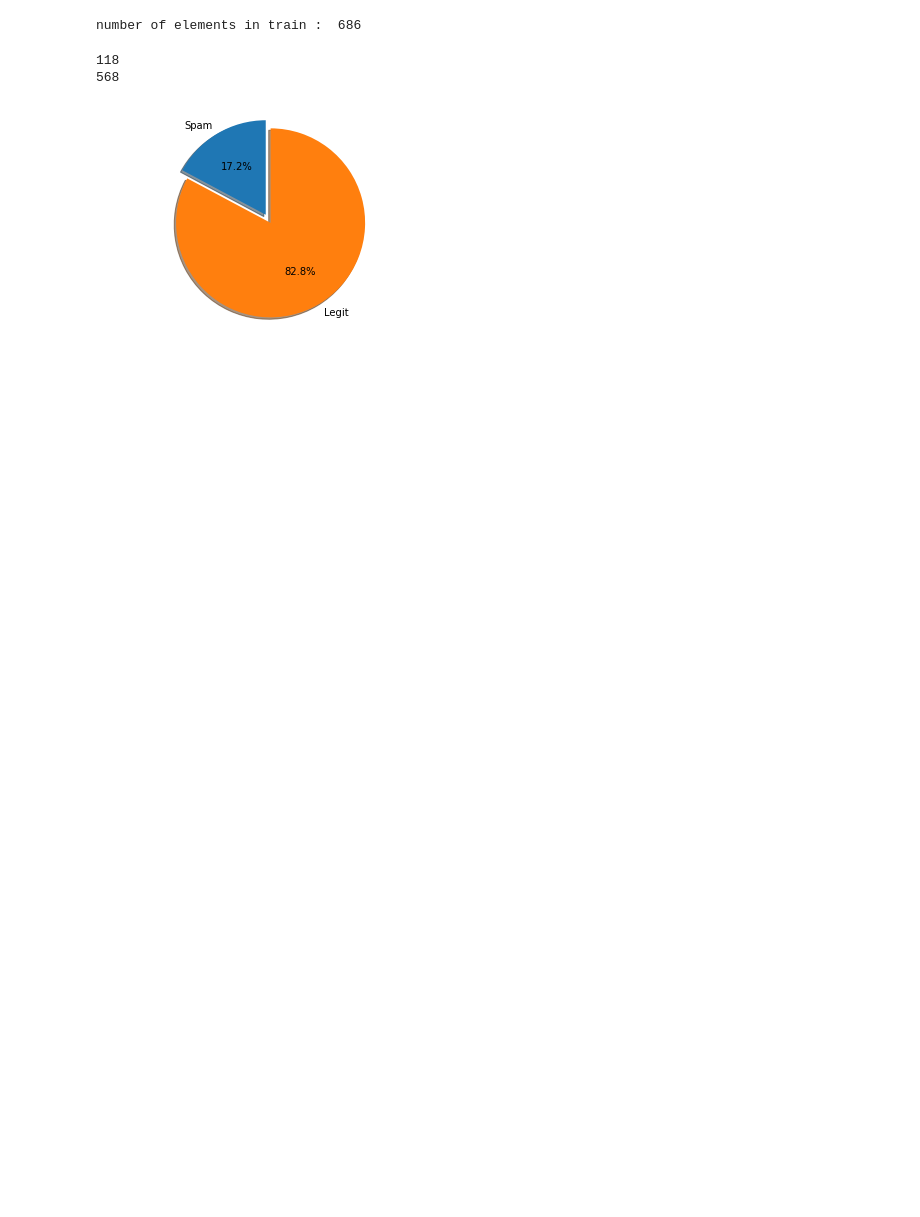
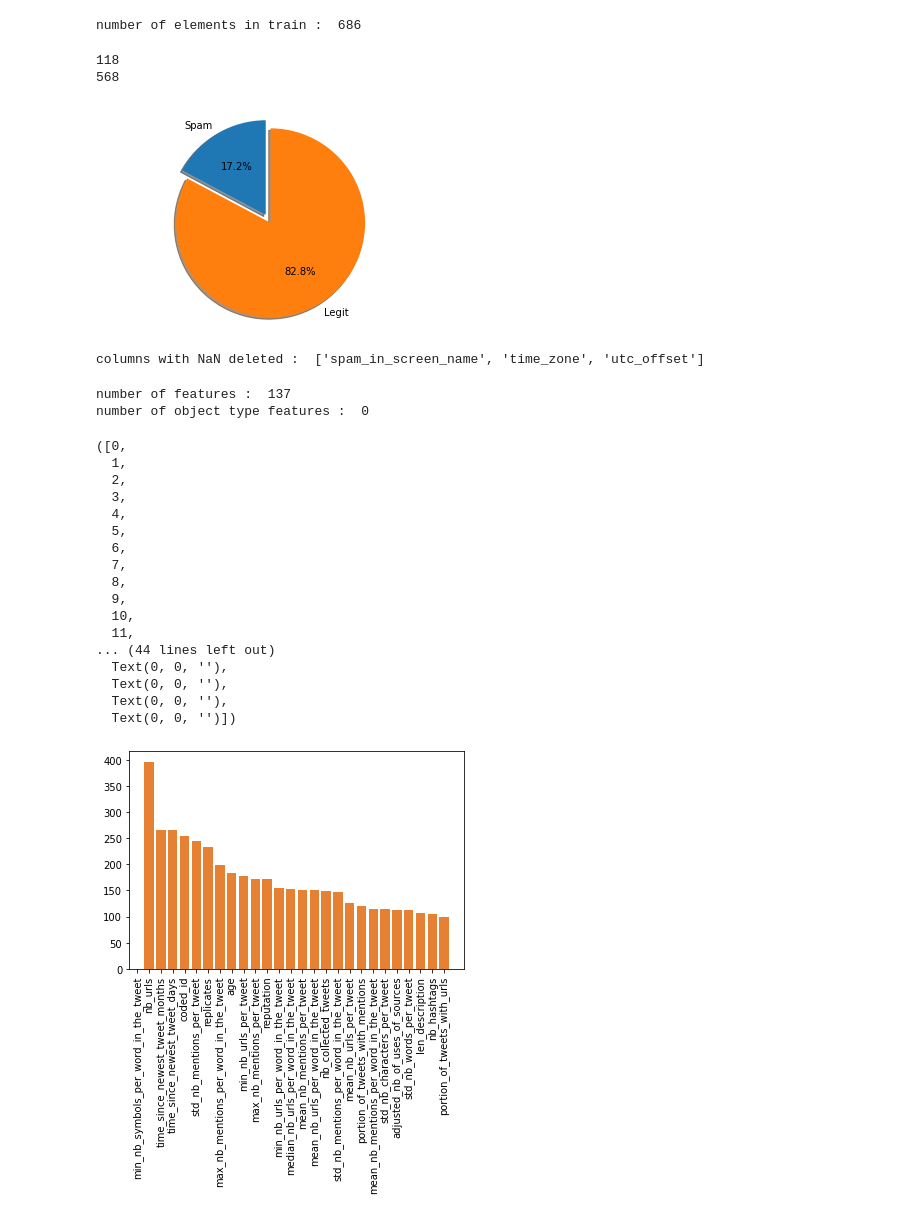
Before and after one commit to LOEWB/twitter_spam_analysis, a Jupyter notebook: twitter_spam_analysis.ipynb, the cells around one changed output. Saved outputs shown, nothing was run; the diff lists cells and outputs as text; code cells hidden in the pictures; blank space fills up the shorter version.

Commit message:
feat: implemented SelectKBest on the features. Removed NaN valued columns

```diff
--- a/twitter_spam_analysis.ipynb
+++ b/twitter_spam_analysis.ipynb
@@ -7,5 +11,8 @@ PATH_CODED_IDS_TRAIN = "data/users/coded_ids_labels_train.csv"
 # %%
+test_users = pd.read_csv(PATH_CODED_IDS_TEST)
+coded_ids = pd.read_csv(PATH_CODED)
 train_users = pd.read_csv(PATH_CODED_IDS_TRAIN)
+features = pd.read_csv(PATH_FEATURES)
 print("number of elements in train : " , len(train_users))
 # %% [output]
 number of elements in train :  686
@@ -14,7 +21,7 @@ spam_counter = 0
 legit_counter = 0
 train_len = len(train_users)
 for i in train_users[:]['label']:
-    if(i == 1):
+    if i == 1:
         spam_counter += 1
     else:
         legit_counter += 1
@@ -36,3 +41,55 @@ ax1.axis('equal')
 plt.show()
 # %% [output]
 [figure]
+# %%
+features = pd.merge(features, coded_ids, on='user_id')
+features = pd.merge(features, train_users, on='coded_id')
+# %%
+# print(features.dtypes.to_string(max_rows=10000))
+(value_nan, features_nan) = np.where(pd.isnull(features))
+features_nan = list(dict.fromkeys(features_nan))
+
+print("columns with NaN deleted : ", list(features.columns[features_nan]))
+
+# print(features_nan)
+features = features.drop(list(features.columns[features_nan]), axis=1)
+# %% [output]
+columns with NaN deleted :  ['spam_in_screen_name', 'time_zone', 'utc_offset']
+# %%
+
+features = features.select_dtypes(exclude=[object])
+print('number of features : ', len(features.columns))
+print('number of object type features : ', len(features.dtypes[features.dtypes == object]))
+
+features = features.apply(pd.to_numeric).astype('float64')
+
+kb = SelectKBest(score_func=f_regression, k=10)
+kb.fit(features.loc[:, features.columns != 'label'], features.label)
+indices = np.argsort(kb.scores_)[::-1]
+selected_features = []
+for i in range(30):
+  selected_features.append(features.columns[indices[i]])
+plt.figure()
+plt.bar(selected_features, kb.scores_[indices[range(30)]], color=(0.9,0.5,0.2), align='center')
+plt.xticks(rotation=90)
+# %% [output]
+number of features :  137
+number of object type features :  0
+([0,
+  1,
+  2,
+  3,
+  4,
+  5,
+  6,
+  7,
+  8,
+  9,
+  10,
+  11,
+... (44 lines left out)
+  Text(0, 0, ''),
+  Text(0, 0, ''),
+  Text(0, 0, ''),
+  Text(0, 0, '')])
+[figure, added]
```
Also changed, not shown: parts of 5 cells of this notebook.
